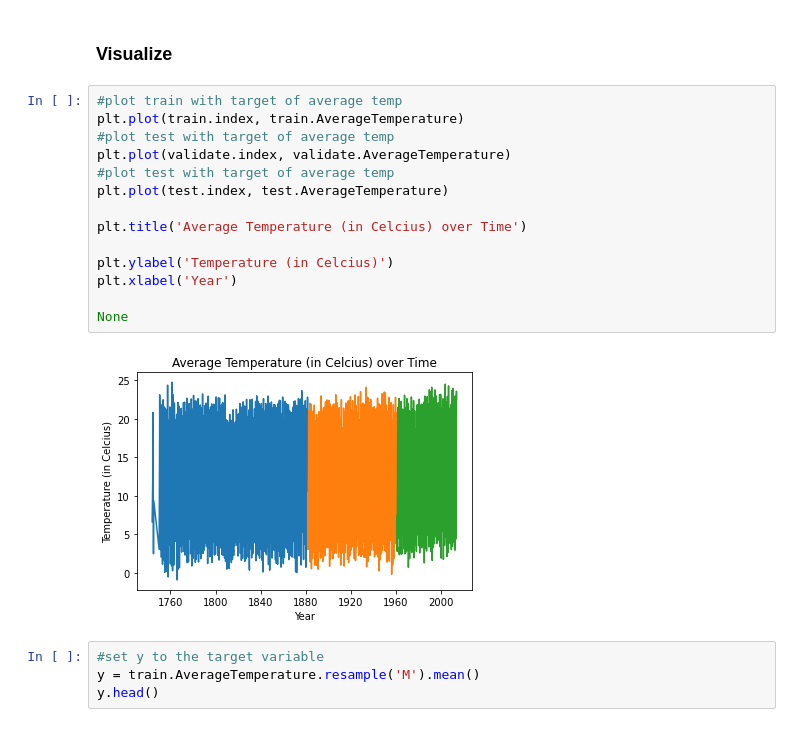
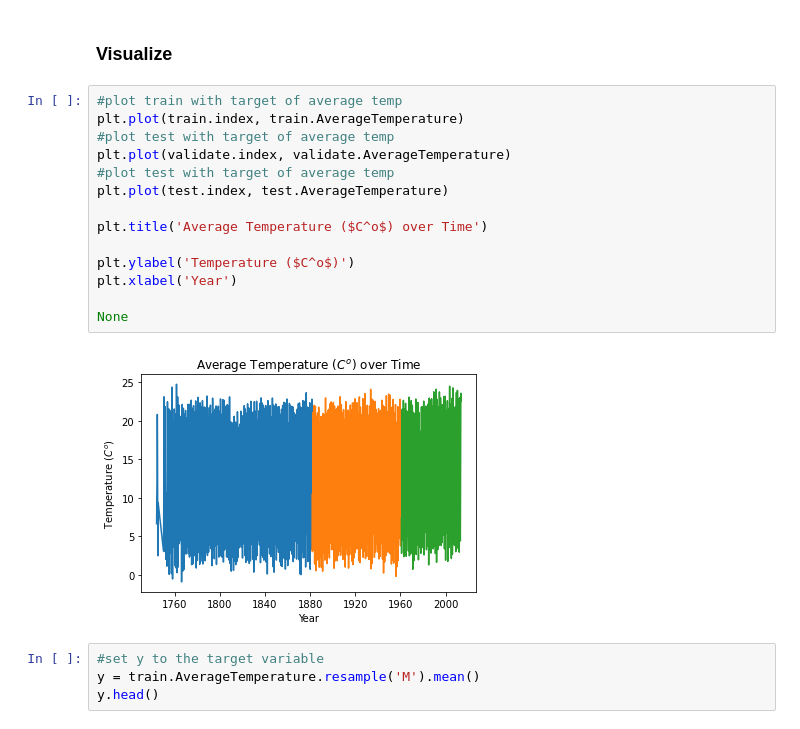
Before and after one commit to natasharivers/time-series-exercises, a Jupyter notebook: Time Series Project.ipynb, the cells around one changed output. Cells and saved outputs as stored; diff of their text form.

```diff
--- a/Time Series Project.ipynb
+++ b/Time Series Project.ipynb
@@ -284,19 +285,19 @@ for col in train.columns.tolist()[0:2]:
 # %%
 #plot train with target of average temp
 plt.plot(train.index, train.AverageTemperature)
 #plot test with target of average temp
 plt.plot(validate.index, validate.AverageTemperature)
 #plot test with target of average temp
 plt.plot(test.index, test.AverageTemperature)
 
-plt.title('Average Temperature (in Celcius) over Time')
+plt.title('Average Temperature ($C^o$) over Time')
 
-plt.ylabel('Temperature (in Celcius)')
+plt.ylabel('Temperature ($C^o$)')
 plt.xlabel('Year')
 
 None
 # %% [output]
-[figure, old version]
+[figure, new version]
 # %%
 #set y to the target variable
 y = train.AverageTemperature.resample('M').mean()
```
Also changed, not shown: parts of 7 cells of this notebook.
